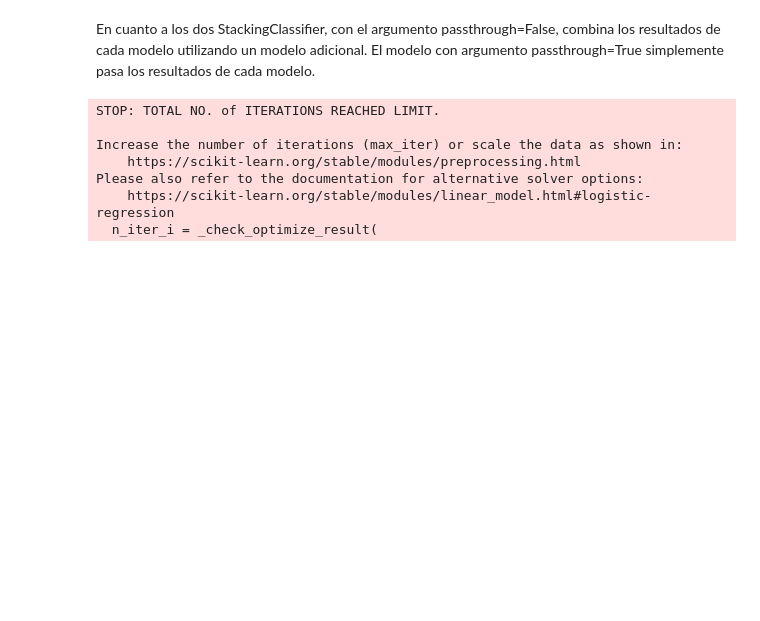
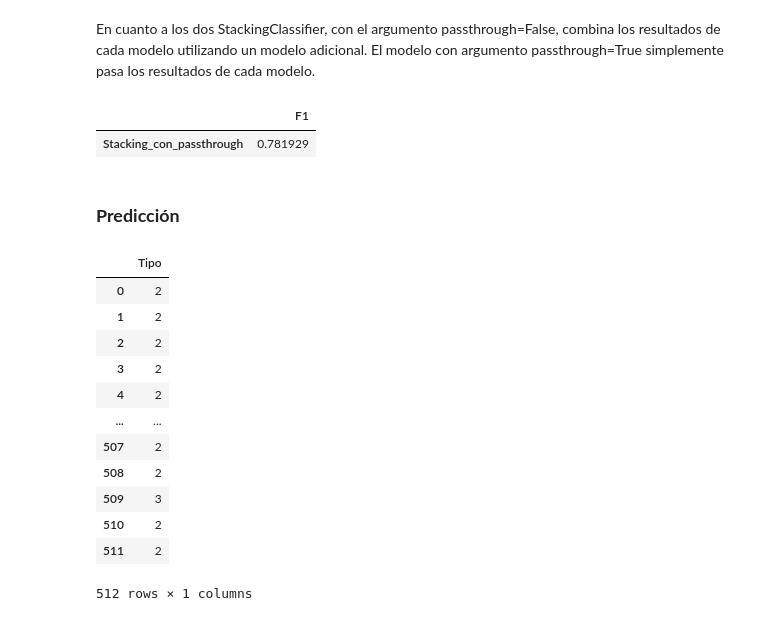
Before and after one commit to JavierGilRodriguez/ProyectoSI, a Jupyter notebook: Proyecto.ipynb, the cells around one changed output. Saved outputs shown, nothing was run; the diff lists cells and outputs as text; code cells hidden in the pictures; blank space fills up the shorter version.

```diff
--- a/Proyecto.ipynb
+++ b/Proyecto.ipynb
@@ -51,7 +53,7 @@ mLap = np.array([[-1,-1,-1],
                 [-1,8,-1],
                 [-1,-1,-1]])
 
-def preprocess(path):
+def preprocess(path, data):
     dirs = os.listdir( path )
     for item in dirs:
         if os.path.isfile(path+item):
@@ -65,15 +67,15 @@ def preprocess(path):
             im_gray = cv2.cvtColor(im_cropped, cv2.COLOR_BGR2GRAY)
             res = cv2.filter2D (im_gray, -1, mLap)
             eq = cv2.equalizeHist(res)
-            x_data.append(eq)
+            data.append(eq)
 
-preprocess("E:/Clase/SI/Data/train/Type_1/")
+preprocess("E:/Clase/SI/Data/train/Type_1/", x_data)
 y_type1 = np.ones((len(x_data),), dtype=int)
 
-preprocess("E:/Clase/SI/Data/train/Type_2/")
+preprocess("E:/Clase/SI/Data/train/Type_2/", x_data)
 y_type2 = np.full(len(x_data)-len(y_type1), 2)
 
-preprocess("E:/Clase/SI/Data/train/Type_3/")
+preprocess("E:/Clase/SI/Data/train/Type_3/", x_data)
 y_type3 = np.full(len(x_data)-len(y_type1)-len(y_type2), 3)
 
 y_data = np.concatenate((y_type1, y_type2, y_type3), axis = 0)
@@ -479,8 +483,8 @@ knn = KNeighborsClassifier(leaf_size=1, n_neighbors=1, p=1)
 gb = GradientBoostingClassifier(learning_rate=0.1, n_estimators = 400, subsample = 0.8, criterion= "squared_error", min_samples_split=0.3, min_samples_leaf=0.1, max_depth=4, max_features=1.0, random_state=42)
 
 
-sclf_pass_false = StackingClassifier(estimators=[('rf', rf), ('knn', knn), ('gb', gb)], passthrough=False, n_jobs = -1)
-sclf_pass_true = StackingClassifier(estimators=[('rf', rf), ('gb', gb)], passthrough=True, n_jobs = -1)
+sclf_pass_false = StackingClassifier(estimators=[('rf', rf), ('knn', knn)], passthrough=False, n_jobs = -1)
+sclf_pass_true = StackingClassifier(estimators=[('rf', rf), ('knn', knn)], passthrough=True, n_jobs = -1)
 
 
 regs = {
@@ -500,10 +504,35 @@ scores1 = pd.DataFrame(scores1, index=regs.keys()).sort_values(by=['F1'], ascend
 
 scores1
 # %% [output]
-STOP: TOTAL NO. of ITERATIONS REACHED LIMIT.
-
-Increase the number of iterations (max_iter) or scale the data as shown in:
-    https://scikit-learn.org/stable/modules/preprocessing.html
-Please also refer to the documentation for alternative solver options:
-    https://scikit-learn.org/stable/modules/linear_model.html#logistic-regression
-  n_iter_i = _check_optimize_result(
+|  | F1 |
+| Stacking_con_passthrough | 0.781929 |
+# %% [markdown]
+### **Predicción**
+# %%
+test_data = []
+
+preprocess("E:/Clase/SI/Data/test/", test_data)
+
+test_data = np.array(test_data)
+test_data = test_data.reshape(test_data.shape[0], (test_data.shape[1]*test_data.shape[2]))
+
+y_test_pred = sclf_pass_true.predict(test_data)
+
+prediction = pd.DataFrame()
+prediction["Tipo"] = y_test_pred
+
+prediction
+# %% [output]
+|  | Tipo |
+| 0 | 2 |
+| 1 | 2 |
+| 2 | 2 |
+| 3 | 2 |
+| 4 | 2 |
+| ... | ... |
+| 507 | 2 |
+| 508 | 2 |
+| 509 | 3 |
+| 510 | 2 |
+| 511 | 2 |
+512 rows × 1 columns
```
Also changed, not shown: parts of 8 cells of this notebook.
